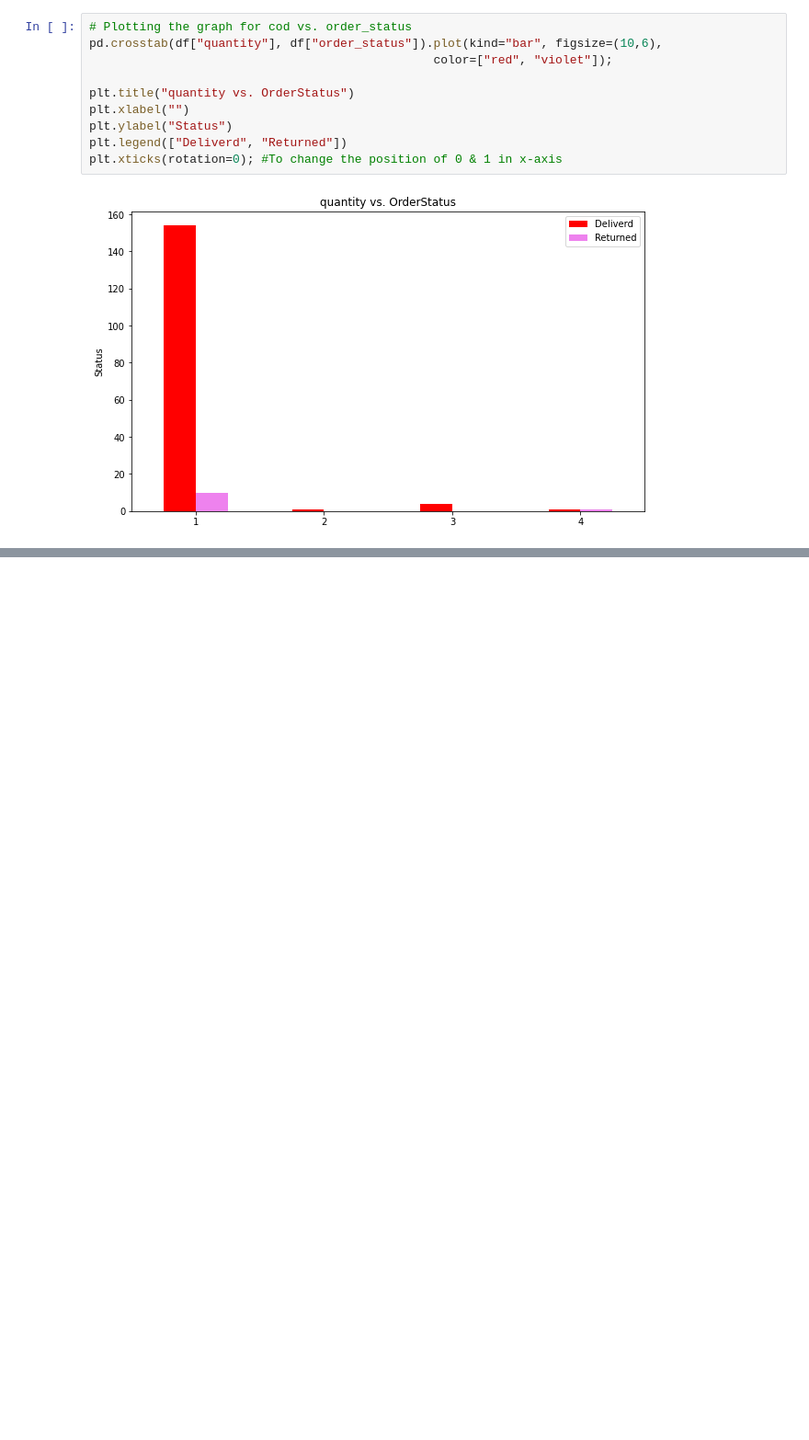
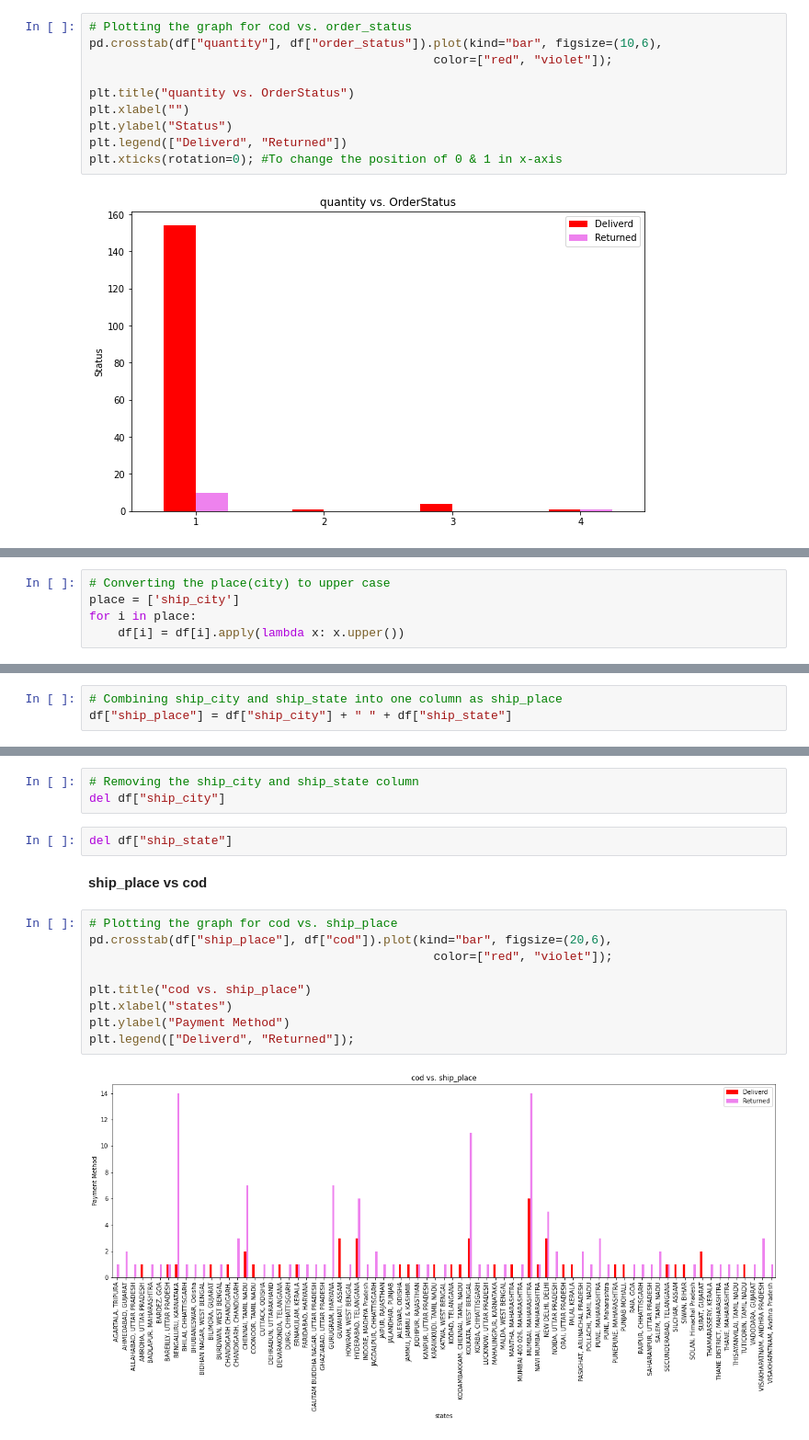
Before and after one commit to sumeet860/datascience, a Jupyter notebook: notebook/AmazonOrder.ipynb, the cells around one changed output, grey strips where cells are left out. Shown: that part at 92% size. Saved outputs shown, nothing was run; the diff lists cells and outputs as text; blank space fills up the shorter version.

Commit message:
Bar graph for cod vs. place

```diff
--- a/notebook/AmazonOrder.ipynb
+++ b/notebook/AmazonOrder.ipynb
@@ -360,0 +244,5 @@ ValueError: could not convert string to float: '407-9473791-2643568'
+# %%
+# Converting the place(city) to upper case
+place = ['ship_city']
+for i in place:
+    df[i] = df[i].apply(lambda x: x.upper())
@@ -360,0 +264,3 @@ ValueError: could not convert string to float: '407-9473791-2643568'
+# %%
+# Combining ship_city and ship_state into one column as ship_place
+df["ship_place"] = df["ship_city"] + " " + df["ship_state"]
@@ -360,0 +298,18 @@ ValueError: could not convert string to float: '407-9473791-2643568'
+# %%
+# Removing the ship_city and ship_state column
+del df["ship_city"]
+# %%
+del df["ship_state"]
+# %% [markdown]
+**ship_place vs cod**
+# %%
+# Plotting the graph for cod vs. ship_place
+pd.crosstab(df["ship_place"], df["cod"]).plot(kind="bar", figsize=(20,6),
+                                                color=["red", "violet"]);
+
+plt.title("cod vs. ship_place")
+plt.xlabel("states")
+plt.ylabel("Payment Method")
+plt.legend(["Deliverd", "Returned"]);
+# %% [output]
+[figure, added]
```
Also changed, not shown: parts of 15 cells of this notebook.
